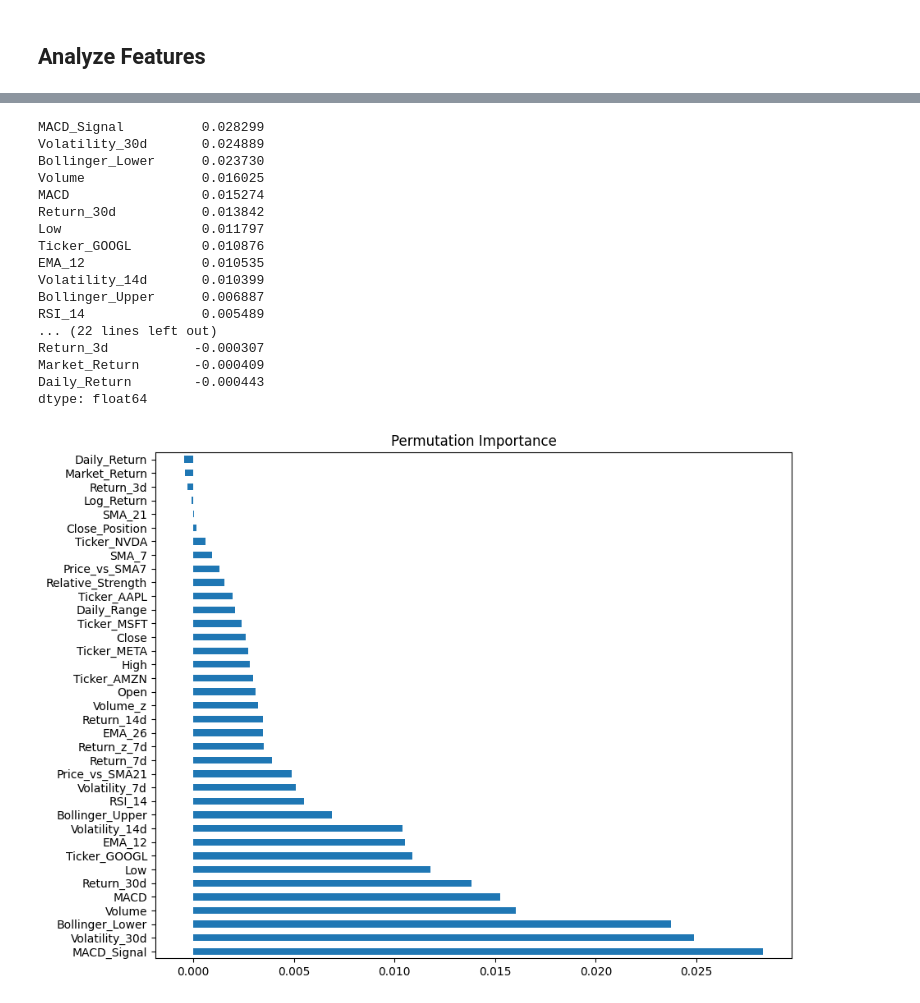
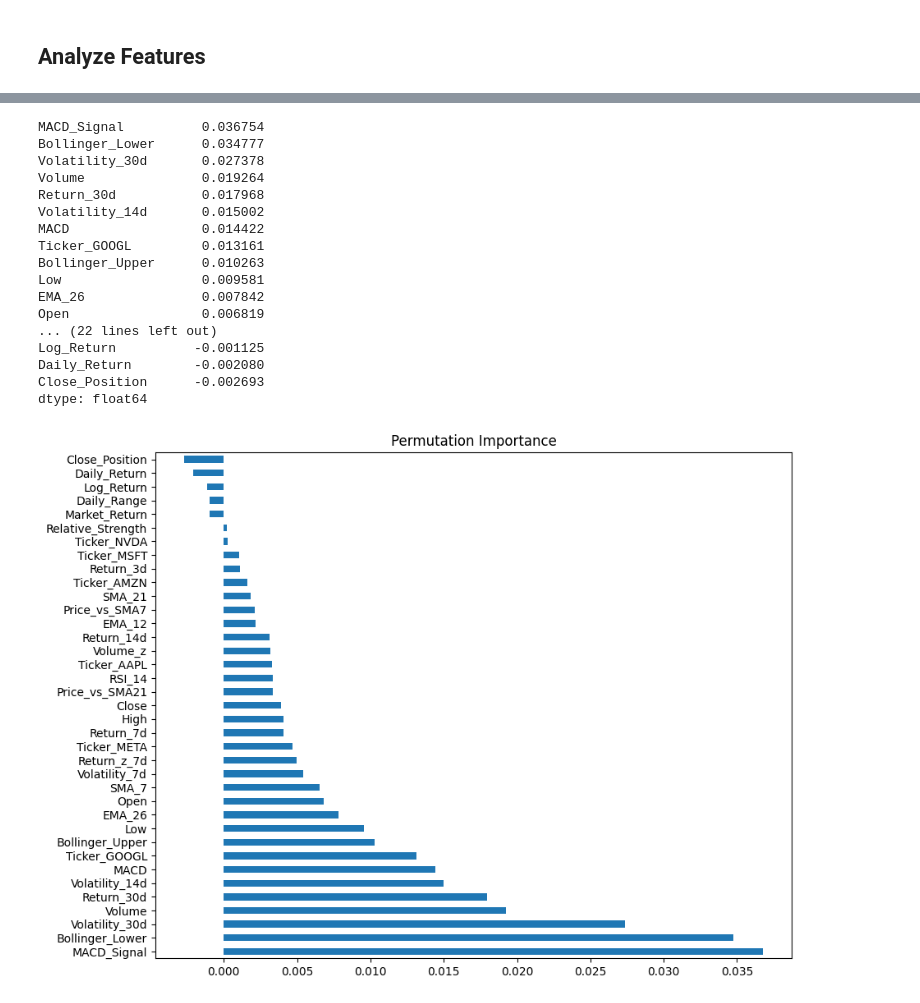
Before and after one commit to jli433/CMSC320_Final_Project, a Jupyter notebook: data.ipynb, the cells around one changed output, grey strips where cells are left out. Drawn from its saved outputs; the diff is of its cells as text; code cells hidden in the pictures.

Commit message:
Improved model and  added feature analysis section

```diff
--- a/data.ipynb
+++ b/data.ipynb
@@ -688,16 +688,15 @@ Optimized Hyperparameters:<br>
 
 These parameters are all optimized in consideration of overfitting. Since our dataset is large, larger parameter values are to be expected. Still, values like max_depth if set to greater than 10 would definitely overfit. Therefore, we found balance between performance and overfitting.
 # %%
-def create_rf_model():
-    return RandomForestClassifier(
+
+rf = RandomForestClassifier(
         n_estimators = 300,
-        max_depth = 10,
+        max_depth = 12,
         class_weight = "balanced",
         min_samples_split = 10,
         min_samples_leaf = 5,
         random_state = 42
-    )
+        )
 
-rf = create_rf_model()
 rf.fit(X_train, y_train) # train model on training set. Although done with scaling to ensure equivalence above, Random Forest itself doesn't need to be scaled.
 # %% [output]
@@ -761,50 +764,29 @@ Therefore, from both the classification report and the confusion matrix, we can
 # %%
-from sklearn.inspection import permutation_importance
+result = permutation_importance(rf, X_test, y_test, n_repeats=10, random_state=42,) # calculate the performace of each feature (adjesting for heavily weighted features)
 
-result = permutation_importance(
-    rf, X_test, y_test,
-    n_repeats=10,
-    random_state=42,
-    n_jobs=-1
-)
+perm_importance = pd.Series(result.importances_mean, index=features) # convert to a series
+perm_importance = perm_importance.sort_values(ascending=False) # sort most important to least
+print(perm_importance)
 
-perm_importance = pd.Series(result.importances_mean, index=features)
-perm_importance = perm_importance.sort_values(ascending=False)
-
-print(perm_importance)
 perm_importance.plot(kind="barh", figsize=(10,8))
 plt.title("Permutation Importance")
 plt.show()
-
-# REDUNDANT
-# # =========================
-# # FEATURE IMPORTANCE
-# # =========================
-
-# importance = pd.Series(rf.feature_importances_, index=features)
-
-# importance.sort_values().plot(kind="barh", figsize=(10, 9))
-# plt.title("Random Forest Feature Importance")
-# plt.xlabel("Importance")
-# plt.ylabel("Feature")
-# plt.tight_layout()
-# plt.show()
 # %% [output]
-MACD_Signal          0.028299
-Volatility_30d       0.024889
-Bollinger_Lower      0.023730
-Volume               0.016025
-MACD                 0.015274
-Return_30d           0.013842
-Low                  0.011797
-Ticker_GOOGL         0.010876
-EMA_12               0.010535
-Volatility_14d       0.010399
-Bollinger_Upper      0.006887
-RSI_14               0.005489
+MACD_Signal          0.036754
+Bollinger_Lower      0.034777
+Volatility_30d       0.027378
+Volume               0.019264
+Return_30d           0.017968
+Volatility_14d       0.015002
+MACD                 0.014422
+Ticker_GOOGL         0.013161
+Bollinger_Upper      0.010263
+Low                  0.009581
+EMA_26               0.007842
+Open                 0.006819
 ... (22 lines left out)
-Return_3d           -0.000307
-Market_Return       -0.000409
-Daily_Return        -0.000443
+Log_Return          -0.001125
+Daily_Return        -0.002080
+Close_Position      -0.002693
 dtype: float64
-[figure, old version]
+[figure, new version]
```
Also changed, not shown: parts of 15 cells of this notebook.
